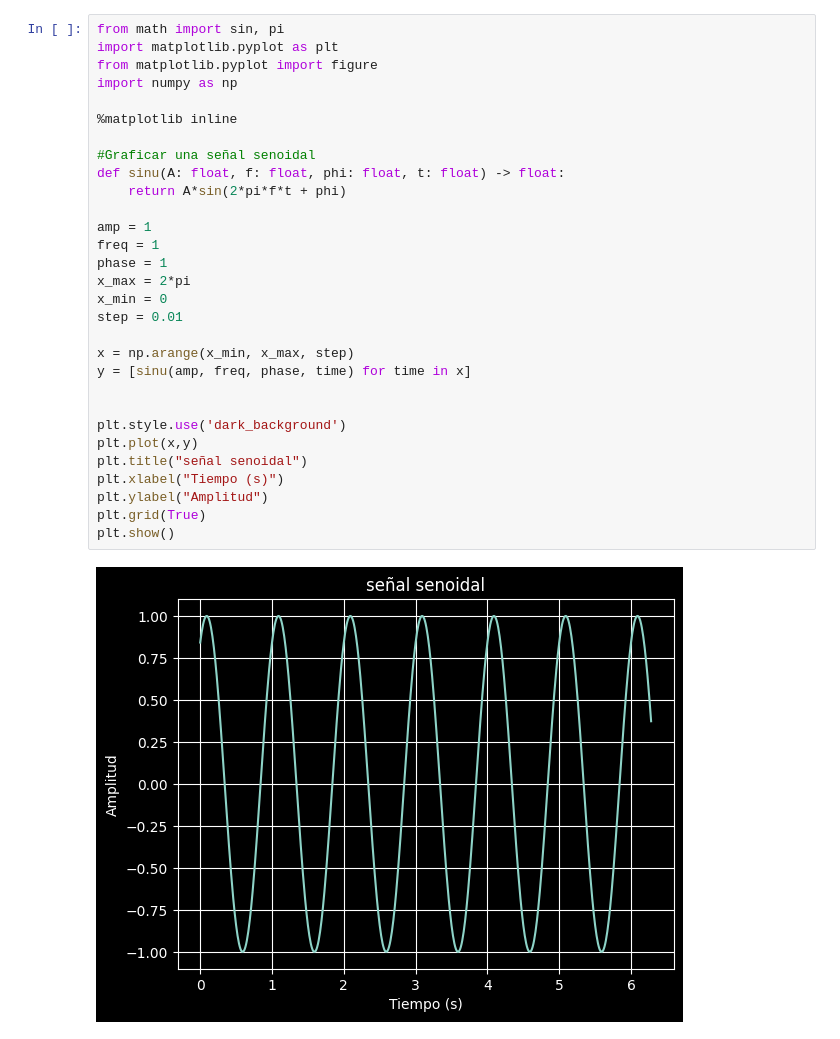
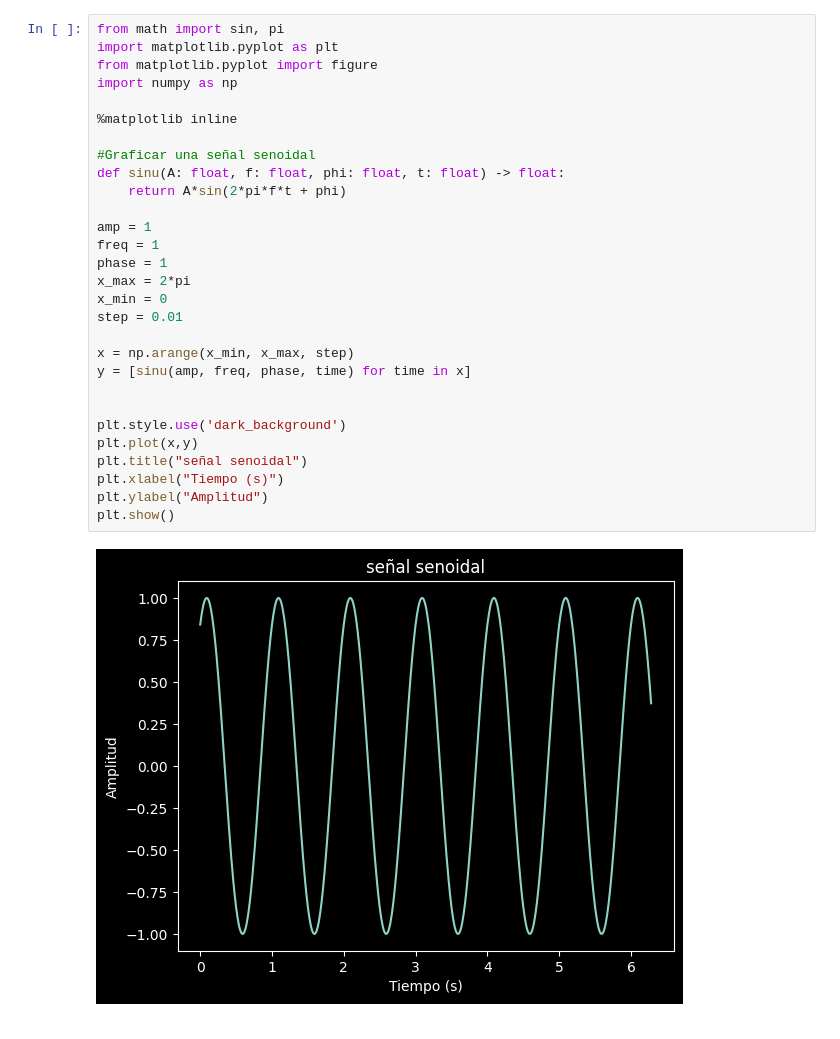
Before and after one commit to diegopalaciosp/Propiedades-de-las-se-ales-senoidales, a Jupyter notebook: modulo_eduardo.ipynb, the cells around one changed output. Drawn from its saved outputs; the diff is of its cells as text.

```diff
--- a/modulo_eduardo.ipynb
+++ b/modulo_eduardo.ipynb
@@ -1,32 +1,31 @@
 # %%
 from math import sin, pi
 import matplotlib.pyplot as plt
 from matplotlib.pyplot import figure
 import numpy as np
 
 %matplotlib inline
 
 #Graficar una señal senoidal
 def sinu(A: float, f: float, phi: float, t: float) -> float:
     return A*sin(2*pi*f*t + phi)
 
 amp = 1
 freq = 1
 phase = 1
 x_max = 2*pi
 x_min = 0
 step = 0.01
 
 x = np.arange(x_min, x_max, step)
 y = [sinu(amp, freq, phase, time) for time in x]
 
 
 plt.style.use('dark_background')
 plt.plot(x,y)
 plt.title("señal senoidal")
 plt.xlabel("Tiempo (s)")
 plt.ylabel("Amplitud")
-plt.grid(True)
 plt.show()
 # %% [output]
-[figure, old version]
+[figure, new version]
```
Also changed, not shown: parts of 5 cells of this notebook.
